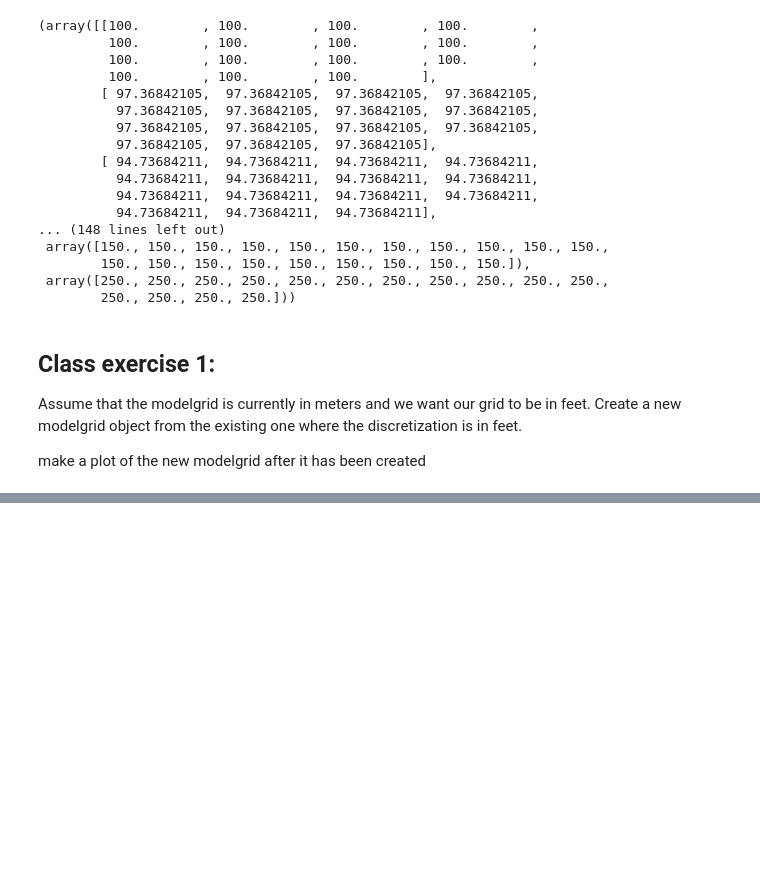
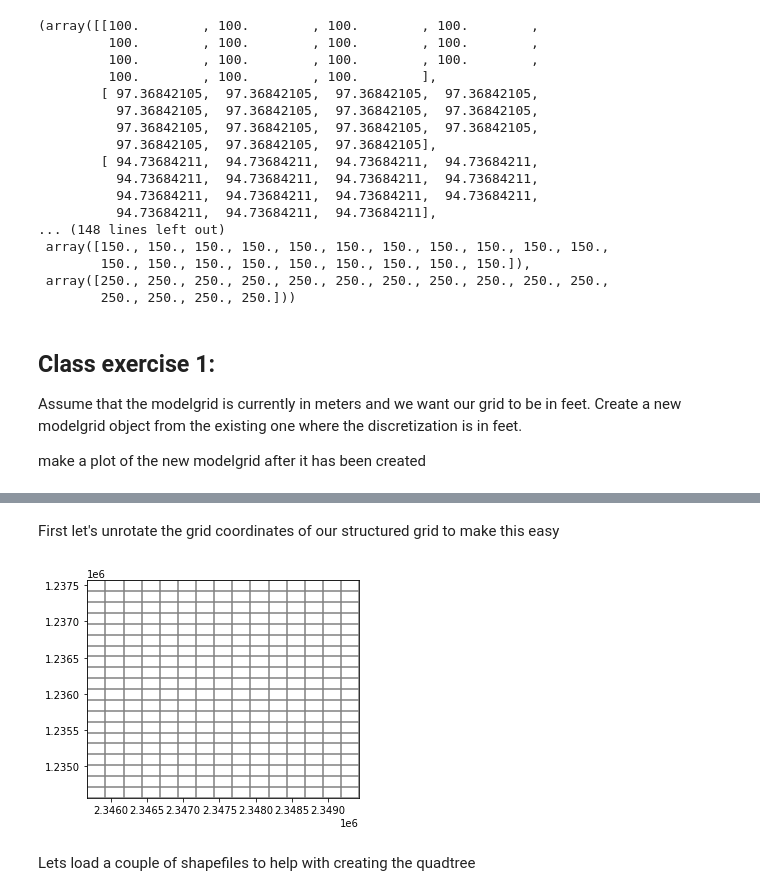
Before and after one commit to DOI-USGS/python-for-hydrology, a Jupyter notebook: notebooks/part1_flopy/Modelgrid and intersection.ipynb, the cells around one changed output, grey strips where cells are left out. Saved outputs shown, nothing was run; the diff lists cells and outputs as text; code cells hidden in the pictures; blank space fills up the shorter version.

Commit message:
updates to ModelGrid and Intersection notebook

```diff
--- a/notebooks/part1_flopy/Modelgrid and intersection.ipynb
+++ b/notebooks/part1_flopy/Modelgrid and intersection.ipynb
@@ -161,0 +190,9 @@ xll:7695794.20952; yll:4050416.79628; rotation:-15; units:undefined; lenuni:0
+# %% [markdown]
+First let's unrotate the grid coordinates of our structured grid to make this easy
+# %%
+modelgrid.set_coord_info(angrot=0)
+modelgrid.plot();
+# %% [output]
+[figure, added]
+# %% [markdown]
+Lets load a couple of shapefiles to help with creating the quadtree
```
Also changed, not shown: parts of 23 cells of this notebook.
